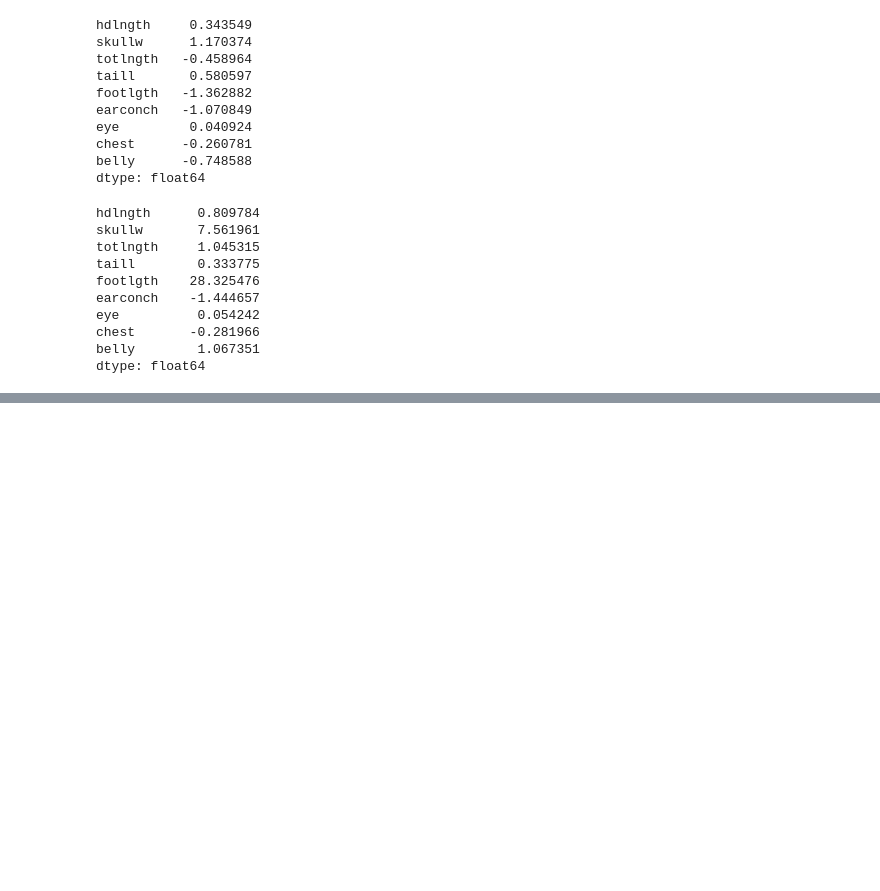
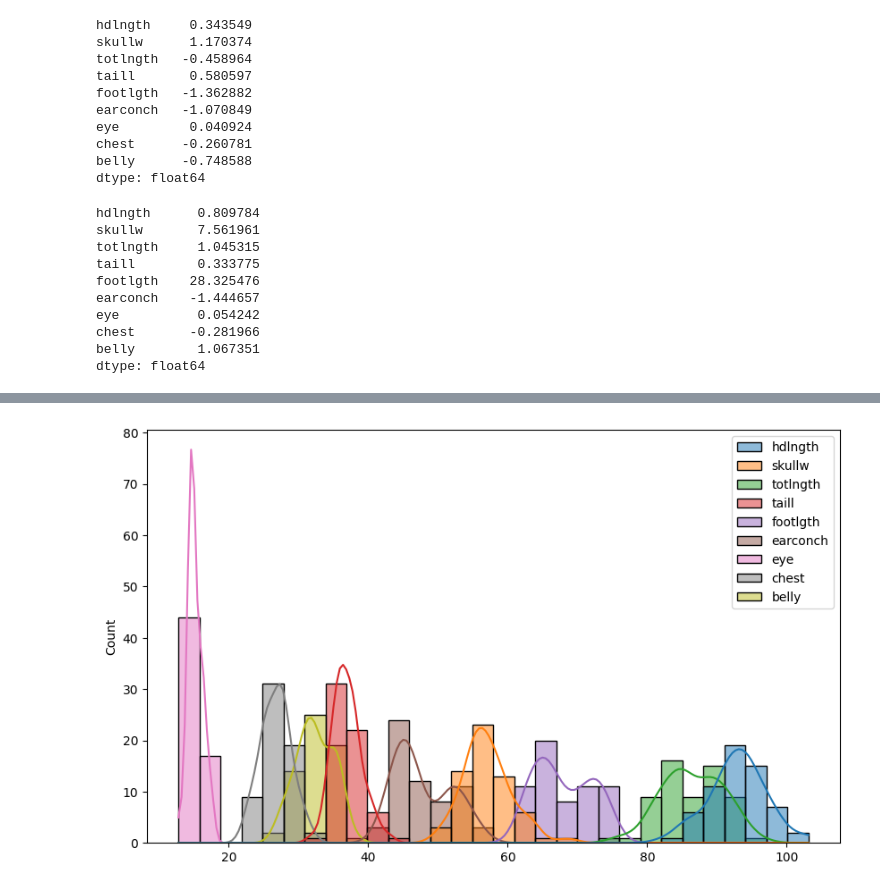
Before and after one commit to bissakaAI/DataAndData_analysis, a Jupyter notebook: Task_folder/pandas/Hamid_jimoh_task18/possumdata.ipynb, the cells around one changed output, grey strips where cells are left out. Cells and saved outputs as stored; diff of their text form; code cells hidden in the pictures; blank space fills up the shorter version.

```diff
--- a/Task_folder/pandas/Hamid_jimoh_task18/possumdata.ipynb
+++ b/Task_folder/pandas/Hamid_jimoh_task18/possumdata.ipynb
@@ -751,0 +861,6 @@ dtype: float64
+# %%
+plt.figure(figsize=(10,6))
+sns.histplot(data,bins=30,kde=True)
+plt.show()
+# %% [output]
+[figure, added]
```
Also changed, not shown: parts of 5 cells of this notebook.
